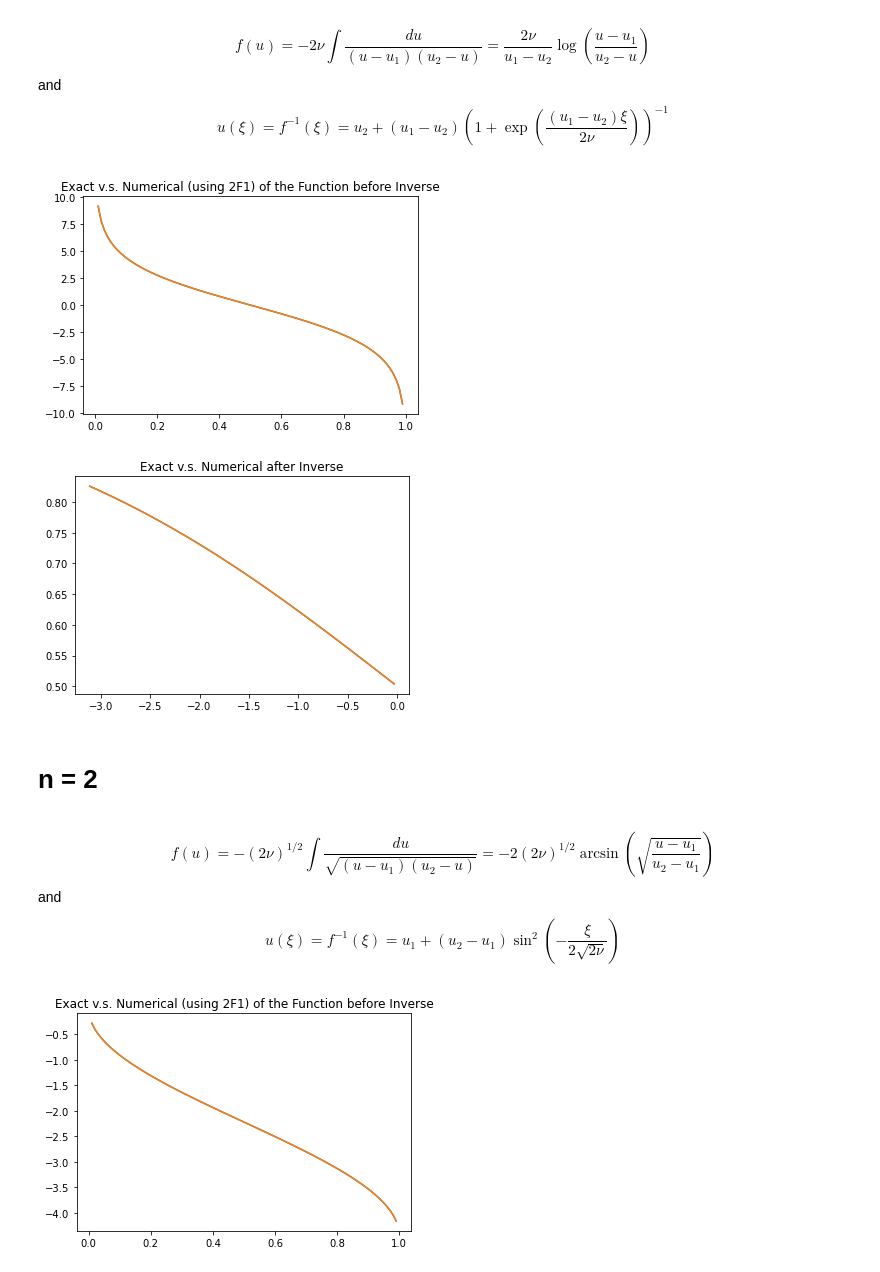
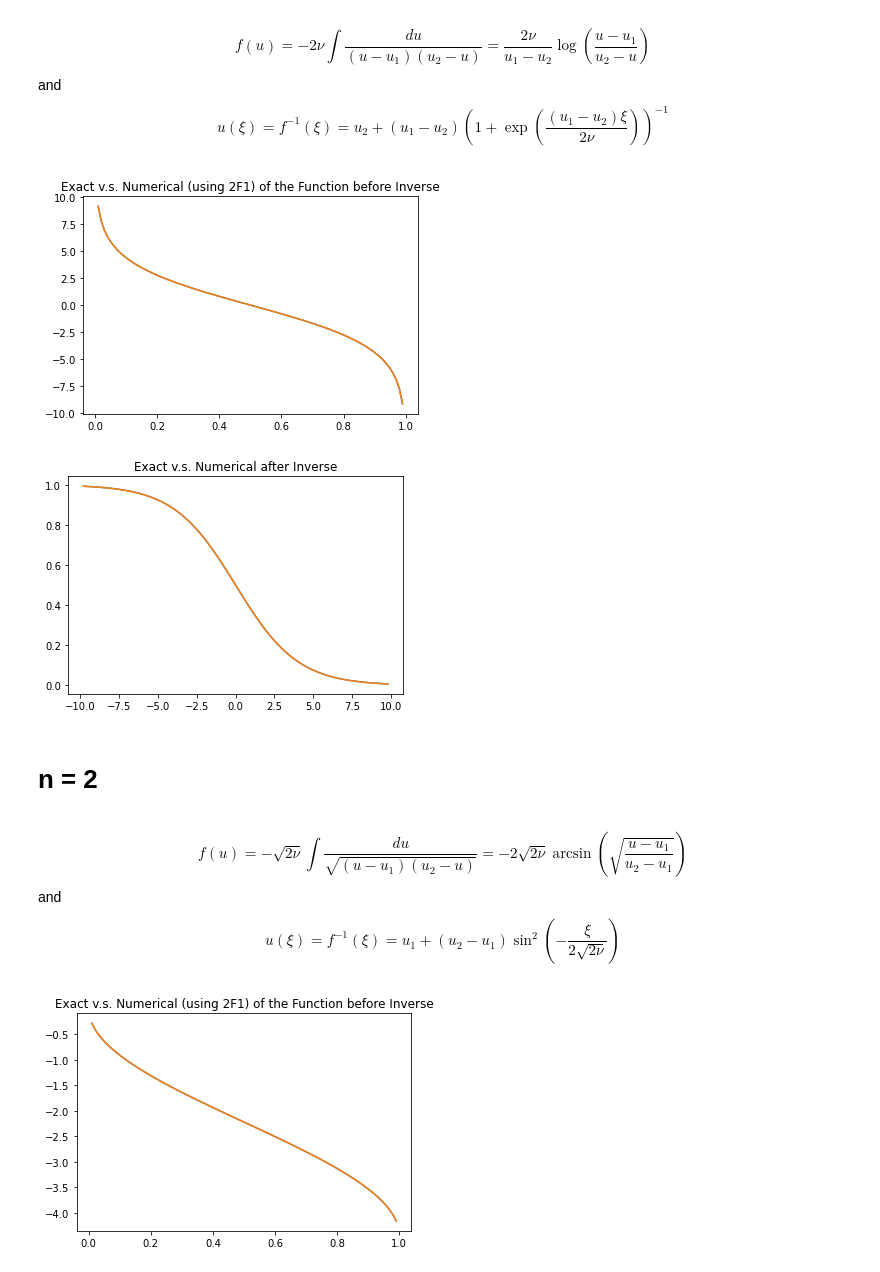
Before and after one commit to nguwijy/deep_branching, a Jupyter notebook: inverse.ipynb, the cells around one changed output. Saved outputs shown, nothing was run; the diff lists cells and outputs as text; code cells hidden in the pictures.

```diff
--- a/inverse.ipynb
+++ b/inverse.ipynb
@@ -13,7 +23,7 @@ def gen_fun_and_inv(n, eps):
     if n == 1:
         fun = (lambda u:2*nu/(u1-u2)*np.log((u - u1)/(u2 - u)))
     else:
-        fun = (lambda u:-(2*nu)**(1/n)*n*(u-u1)*((u2-u)/(u2-u1))**(1/n)*((u-u1)*(u2-u))**(-1/n)*scipy.special.hyp2f1(1/n,1-1/n,2-1/n, (u-u1)/(u2-u1))/(n-1))
+        fun = (lambda u:-(2*nu)**(1/n)*n*(u-u1)*((u2-u1)*(u-u1))**(-1/n)*scipy.special.hyp2f1(1/n,1-1/n,2-1/n, (u-u1)/(u2-u1))/(n-1))
     inv = (lambda xi: inversefunc(fun, y_values=xi, domain=[u1+eps,u2-eps]))
     return fun, inv
 # %% [markdown]
@@ -35,29 +45,29 @@ exact_inv = (lambda xi: u2 + (u1 - u2) / (1 + np.exp((u1 - u2)*xi/(2*nu))))
 # %%
 n = 1
 x_for_fun = np.linspace(u1, u2, 100)[1:-1]
-x_for_inv = np.linspace(-math.pi, 0, 100)[1:-1]
+x_for_inv = np.linspace(-10, 10, 100)[1:-1]
 fun, inv = gen_fun_and_inv(n, eps=.00001)
 
 # plot
 plt.plot(x_for_fun, exact_fun(x_for_fun))
 plt.plot(x_for_fun, fun(x_for_fun))
 plt.title("Exact v.s. Numerical (using 2F1) of the Function before Inverse")
 plt.show()
 
 plt.plot(x_for_inv, exact_inv(x_for_inv))
 plt.plot(x_for_inv, inv(x_for_inv))
 plt.title("Exact v.s. Numerical after Inverse")
 plt.show()
 # %% [output]
 [figure]
-[figure, old version]
+[figure, new version]
 # %% [markdown]
 # n = 2
 # %% [markdown]
 $$
 f(u)
-= -(2 \nu)^{1/2} \int \frac{du}{\sqrt{(u - u_1)(u_2 - u)}}
-= -2 (2 \nu)^{1/2} \arcsin\left(\sqrt{\frac{u - u_1}{u_2 - u_1}}\right)
+= -\sqrt{2 \nu} \int \frac{du}{\sqrt{(u - u_1)(u_2 - u)}}
+= -2 \sqrt{2 \nu} \arcsin\left(\sqrt{\frac{u - u_1}{u_2 - u_1}}\right)
 $$
 and
 $$
```
Also changed, not shown: parts of 1 cell of this notebook.
